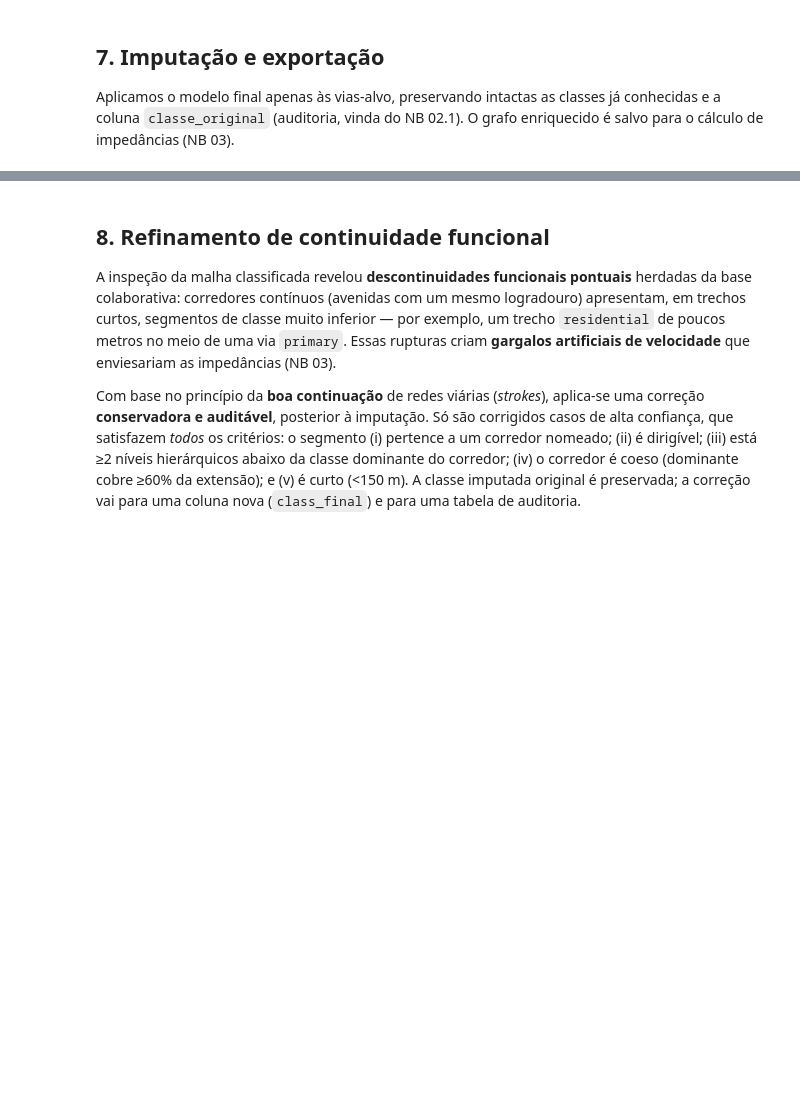
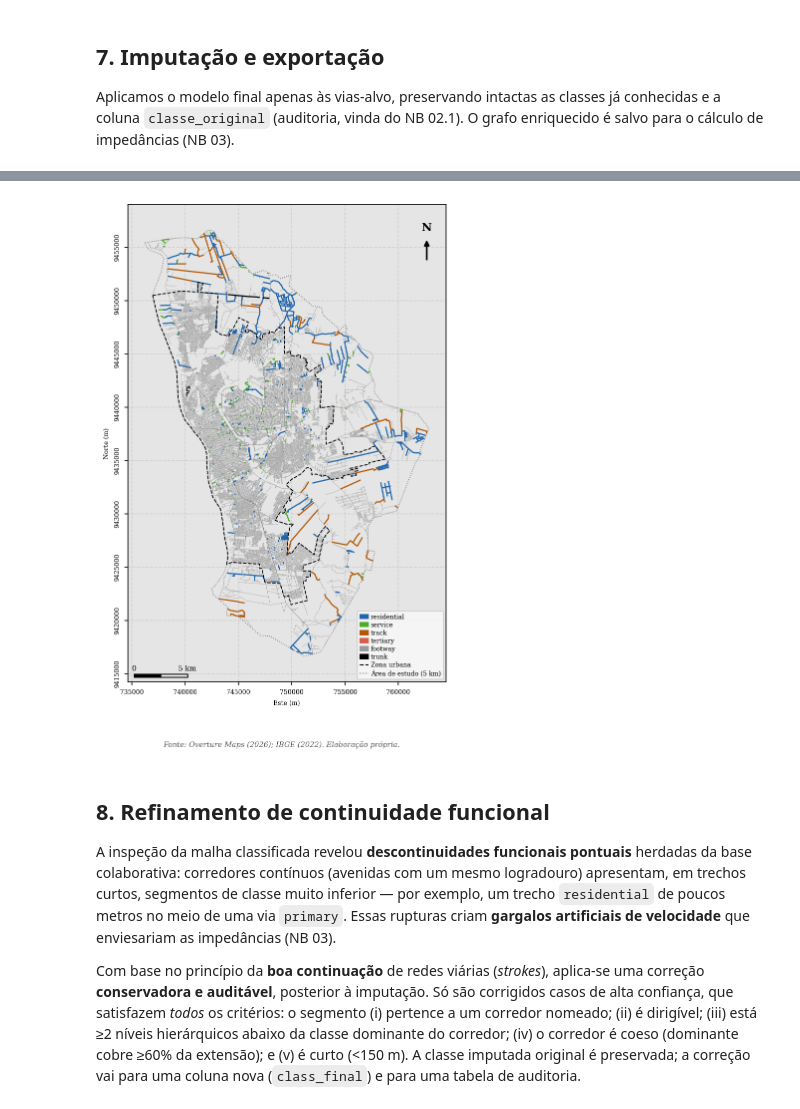
Before and after one commit to felipedantas-pi/ae2sfca-ubs, a Jupyter notebook: notebooks/02.2_Imputacao_GNN_City2Graph.ipynb, the cells around one changed output, grey strips where cells are left out. Cells and saved outputs as stored; diff of their text form; code cells hidden in the pictures; blank space fills up the shorter version.

```diff
--- a/notebooks/02.2_Imputacao_GNN_City2Graph.ipynb
+++ b/notebooks/02.2_Imputacao_GNN_City2Graph.ipynb
@@ -492,3 +462,44 @@ trunk             4
+# %%
+# ── Fig. 05 — Distribuição espacial das vias imputadas ──────────────────────
+zona_urbana = gpd.read_parquet(EXT_IBGE / "teresina_zonaUrbana_utm.parquet").to_crs(CRS_METRICO)
+area_estudo = gpd.read_parquet(EXT_IBGE / "teresina_zonaUrbana_buffer5kClip_utm.parquet").to_crs(CRS_METRICO)
+CORES_CLASSE = {"residential": "#2166AC", "service": "#4DAC26", "track": "#B35806",
+                "living_street": "#762A83", "tertiary": "#D6604D", "footway": "#999999",
+                "path": "#8C510A", "trunk": "#000000"}
+
+fig, ax = plt.subplots(figsize=(5.8, 8.3))
+ax.set_facecolor("#E5E5E5")
+
+area_estudo.boundary.plot(ax=ax, color="#777777", ls=":", lw=0.8, zorder=1)
+gdf[~gdf["is_alvo"]].plot(ax=ax, color="#9E9E9E", linewidth=0.3, zorder=2)
+
+imputadas = gdf[gdf["is_alvo"]]
+
+for classe, cor in CORES_CLASSE.items():
+    sub = imputadas[imputadas["class_imputada"] == classe]
+    if len(sub): sub.plot(ax=ax, color=cor, linewidth=1.2, zorder=3)
+
+zona_urbana.boundary.plot(ax=ax, color="black", ls="--", lw=0.9, zorder=4)
+
+ax.legend(
+    handles=[Patch(color=c, label=cl) for cl, c in CORES_CLASSE.items()
+             if (imputadas["class_imputada"] == cl).any()]
+            + [Line2D([], [], color="black", ls="--", lw=1, label="Zona urbana"),
+               Line2D([], [], color="#777777", ls=":", lw=1, label="Área de estudo (5 km)")],
+    loc="lower right",
+    fontsize=6, title_fontsize=7,
+    labelspacing=0.25, handlelength=1.3, handletextpad=0.4,
+    borderpad=0.4, borderaxespad=0.4, framealpha=0.85,
+)
+
+ajustar_zoom_camada(ax, area_estudo, margem=0.06)
+moldura_mapa(ax, "", "Overture Maps (2026); IBGE (2022). Elaboração própria.")
+formatar_eixos_mapa(ax, fontsize=6); barra_escala(ax); seta_norte(ax)
+
+fig.savefig(FIGURAS_NB / "nb022_fig05_mapa_imputadas.png", dpi=300, bbox_inches="tight")
+plt.show()
+# %% [output]
+[figure, added]
 # %% [markdown]
 ## 8. Refinamento de continuidade funcional
 
```
Also changed, not shown: parts of 15 cells of this notebook, 10 other files.
